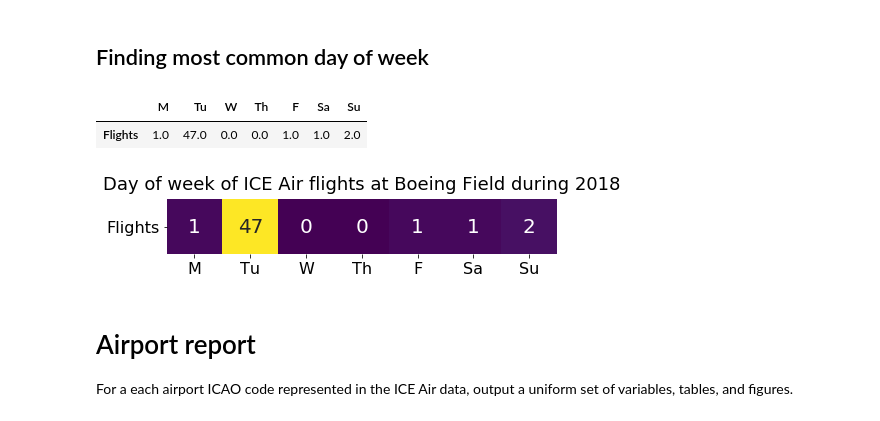
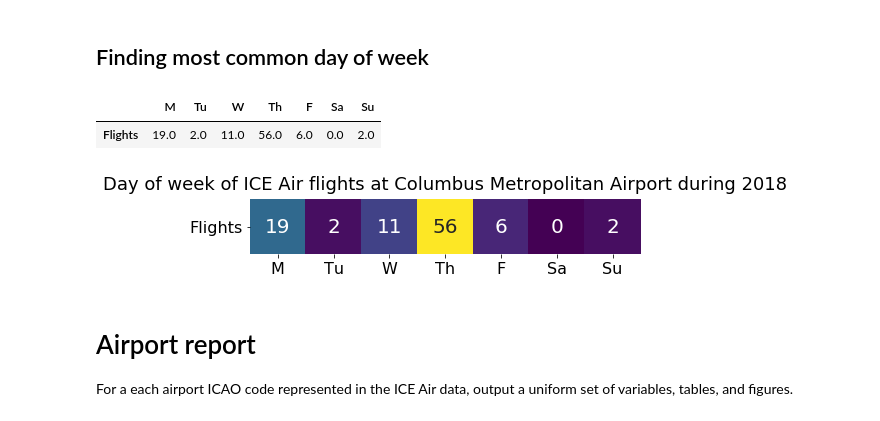
Before and after one commit to UWCHR/ice-air, a Jupyter notebook: analyze/note/airport.ipynb, the cells around one changed output. Saved outputs shown, nothing was run; the diff lists cells and outputs as text; code cells hidden in the pictures.

Commit message:
Outputs for KCSG

```diff
--- a/analyze/note/airport.ipynb
+++ b/analyze/note/airport.ipynb
@@ -55,7 +55,7 @@ with open('../input/airport_dict.yaml', 'r') as yamlfile:
 # Specific airport
 # %%
 # Select records for an airport represented in the database using its 4-character ICAO code
-airport = 'KBFI'
+airport = 'KCSG'
 # %%
 airport_name = airport_dict[airport]['AirportName']
 
@@ -853,19 +838,19 @@ weekdays_2018.fillna(0, inplace=True)
 weekdays_2018
 # %% [output]
 |  | M | Tu | W | Th | F | Sa | Su |
-| Flights | 1.0 | 47.0 | 0.0 | 0.0 | 1.0 | 1.0 | 2.0 |
+| Flights | 19.0 | 2.0 | 11.0 | 56.0 | 6.0 | 0.0 | 2.0 |
 # %%
 fig, ax = plt.subplots()
 fig.set_size_inches(7,1)
 ax = sns.heatmap(weekdays_2018, annot=True, annot_kws={"size": 20}, fmt='.0f', cmap=plt.cm.viridis, cbar=False)
 ax.tick_params(axis='x', labelsize=16)
 ax.tick_params(axis='y', labelsize=16, rotation=0)
 # ax.set_ylabel('Year', fontsize=14)
 # ax.set_xlabel('Weekday', fontsize=14)
-ax.set_title('Day of week of ICE Air flights at Boeing Field during 2018', fontsize=18, pad=10);
+ax.set_title(f'Day of week of ICE Air flights at {airport_name} during 2018', fontsize=18, pad=10);
 fig.savefig(f'../output/{airport}-weekdays.png', dpi=100,  bbox_inches='tight')
 # %% [output]
-[figure, old version]
+[figure, new version]
 # %% [markdown]
 # Airport report
 
```
Also changed, not shown: parts of 30 cells of this notebook, 24 other files.
